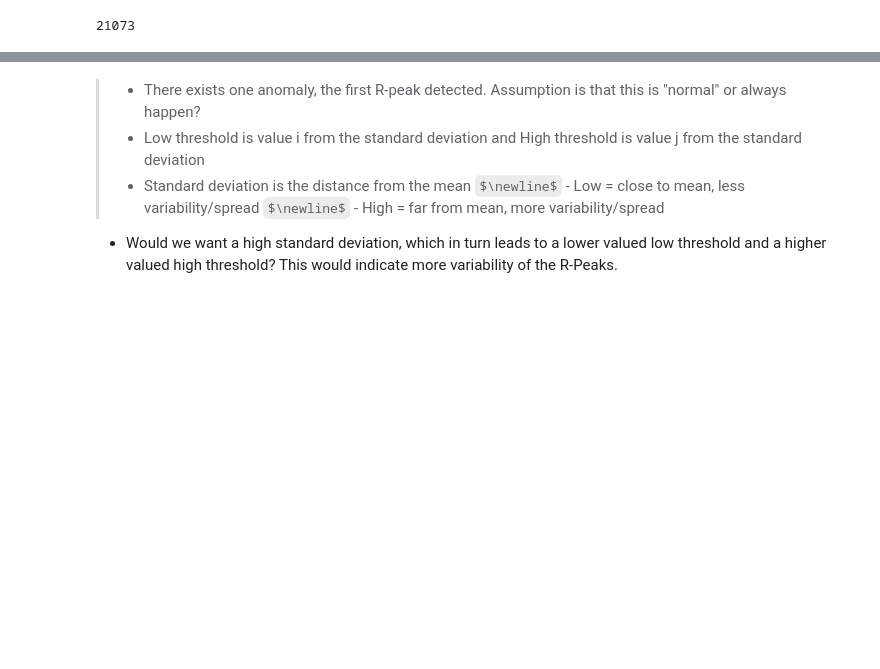
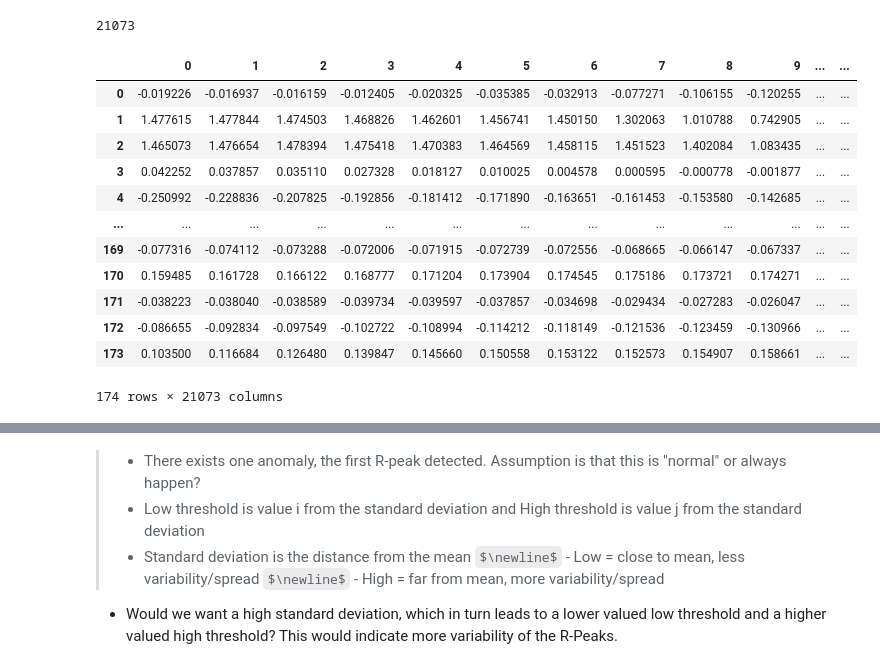
Before and after one commit to invisible-illness-project/lamina, a Jupyter notebook: notebook_experiments/ans_basics_via_wesad/ecg_to_hr.ipynb, the cells around one changed output, grey strips where cells are left out. Drawn from its saved outputs; the diff is of its cells as text; code cells hidden in the pictures; some formulas as TeX source; blank space fills up the shorter version.

```diff
--- a/notebook_experiments/ans_basics_via_wesad/ecg_to_hr.ipynb
+++ b/notebook_experiments/ans_basics_via_wesad/ecg_to_hr.ipynb
@@ -49,7 +49,7 @@ notebook_dir = os.getcwd()
 # %% [markdown]
 ## Load Data
 # %%
-data_path = os.path.join(notebook_dir, "../../../roeh-health/data/WESAD/all_subjects/chest.csv")
+data_path = os.path.join(notebook_dir, "../../../data/WESAD/all_subjects/chest.csv")
 df = pd.read_csv(data_path)
 df.drop(['Unnamed: 0'], axis=1, inplace=True)
 df
@@ -134,6 +135,23 @@ splits = np.array_split(series, n_segments)
 len(splits[0])
 # %% [output]
 21073
+# %%
+splits_df = pd.DataFrame(splits)
+splits_df
+# %% [output]
+|  | 0 | 1 | 2 | 3 | 4 | 5 | 6 | 7 | 8 | 9 | ... | ... |
+| 0 | -0.019226 | -0.016937 | -0.016159 | -0.012405 | -0.020325 | -0.035385 | -0.032913 | -0.077271 | -0.106155 | -0.120255 | ... | ... |
+| 1 | 1.477615 | 1.477844 | 1.474503 | 1.468826 | 1.462601 | 1.456741 | 1.450150 | 1.302063 | 1.010788 | 0.742905 | ... | ... |
+| 2 | 1.465073 | 1.476654 | 1.478394 | 1.475418 | 1.470383 | 1.464569 | 1.458115 | 1.451523 | 1.402084 | 1.083435 | ... | ... |
+| 3 | 0.042252 | 0.037857 | 0.035110 | 0.027328 | 0.018127 | 0.010025 | 0.004578 | 0.000595 | -0.000778 | -0.001877 | ... | ... |
+| 4 | -0.250992 | -0.228836 | -0.207825 | -0.192856 | -0.181412 | -0.171890 | -0.163651 | -0.161453 | -0.153580 | -0.142685 | ... | ... |
+| ... | ... | ... | ... | ... | ... | ... | ... | ... | ... | ... | ... | ... |
+| 169 | -0.077316 | -0.074112 | -0.073288 | -0.072006 | -0.071915 | -0.072739 | -0.072556 | -0.068665 | -0.066147 | -0.067337 | ... | ... |
+| 170 | 0.159485 | 0.161728 | 0.166122 | 0.168777 | 0.171204 | 0.173904 | 0.174545 | 0.175186 | 0.173721 | 0.174271 | ... | ... |
+| 171 | -0.038223 | -0.038040 | -0.038589 | -0.039734 | -0.039597 | -0.037857 | -0.034698 | -0.029434 | -0.027283 | -0.026047 | ... | ... |
+| 172 | -0.086655 | -0.092834 | -0.097549 | -0.102722 | -0.108994 | -0.114212 | -0.118149 | -0.121536 | -0.123459 | -0.130966 | ... | ... |
+| 173 | 0.103500 | 0.116684 | 0.126480 | 0.139847 | 0.145660 | 0.150558 | 0.153122 | 0.152573 | 0.154907 | 0.158661 | ... | ... |
+174 rows × 21073 columns
 # %%
 def rr_from_ecg(ecg, fs, min_rr=0.3, max_rr=2.0):
     """Very simple R-peak detection + RR intervals (seconds)."""
```
Also changed, not shown: parts of 8 cells of this notebook, 5 other files.
